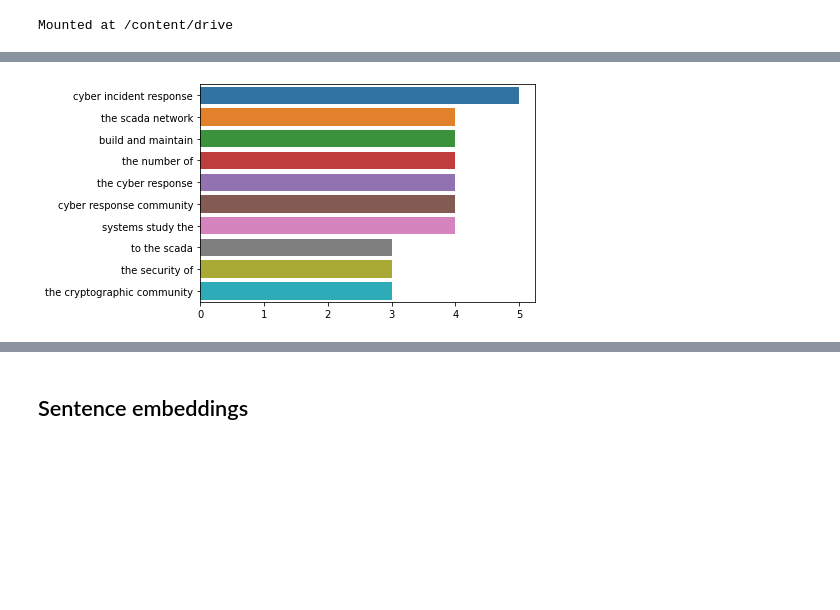
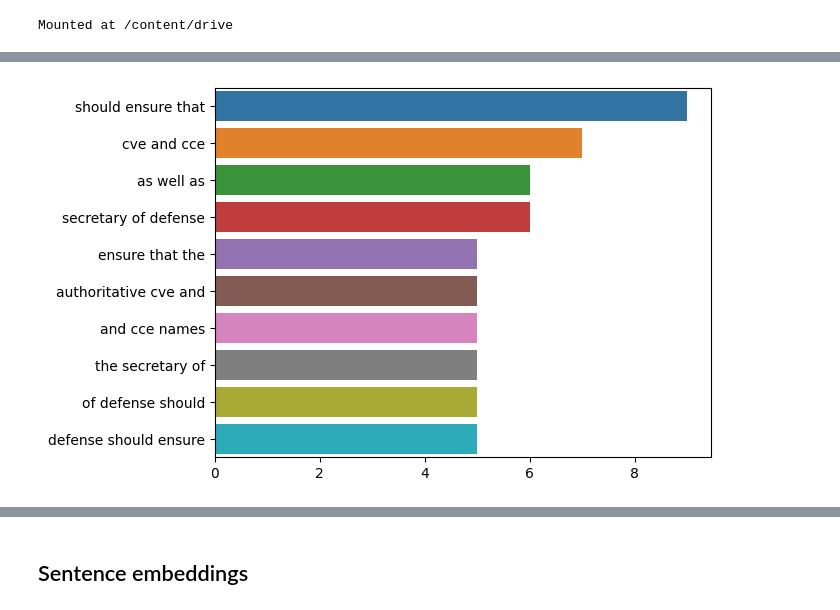
Before and after one commit to ColumbiaCysyphus/ml-dev, a Jupyter notebook: summer_2022/Recommendation_analysisv2.ipynb, the cells around one changed output, grey strips where cells are left out. Saved outputs shown, nothing was run; the diff lists cells and outputs as text; code cells hidden in the pictures; blank space fills up the shorter version.

```diff
--- a/summer_2022/Recommendation_analysisv2.ipynb
+++ b/summer_2022/Recommendation_analysisv2.ipynb
@@ -17,6 +17,6 @@ warnings.filterwarnings("ignore")
 from nltk.tokenize import word_tokenize
 from nltk.stem import WordNetLemmatizer
 # %%
-df=pd.read_csv('/content/drive/MyDrive/Summer 2022 Work/Recommendations_20 Shortlist - Sheet1.csv')
-df = df[['Recommendation Text']]
-df.columns = ['Text']
+df = pd.read_csv('cleaned_recs.csv')
+df = df[['Recommendation text']].dropna().reset_index(drop = True)
+df
@@ -23,3 +37 @@ df.columns = ['Text']
-# %%
-df = df.dropna()
 # %%
@@ -54,6 +66,6 @@ def plot_top_ngrams_barchart(text, n):
     x,y=map(list,zip(*top_n_bigrams))
     sns.barplot(x=y,y=x)
 # %%
-plot_top_ngrams_barchart(df['Text'], n=3)
+plot_top_ngrams_barchart(df['Recommendation text'], n=3)
 # %% [output]
-[figure, old version]
+[figure, new version]
```
Also changed, not shown: parts of 18 cells of this notebook, 2 other files.
